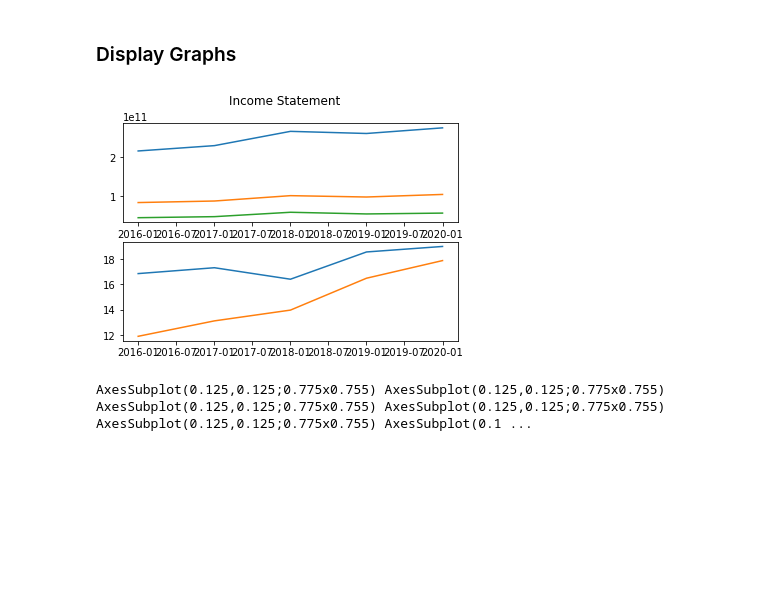
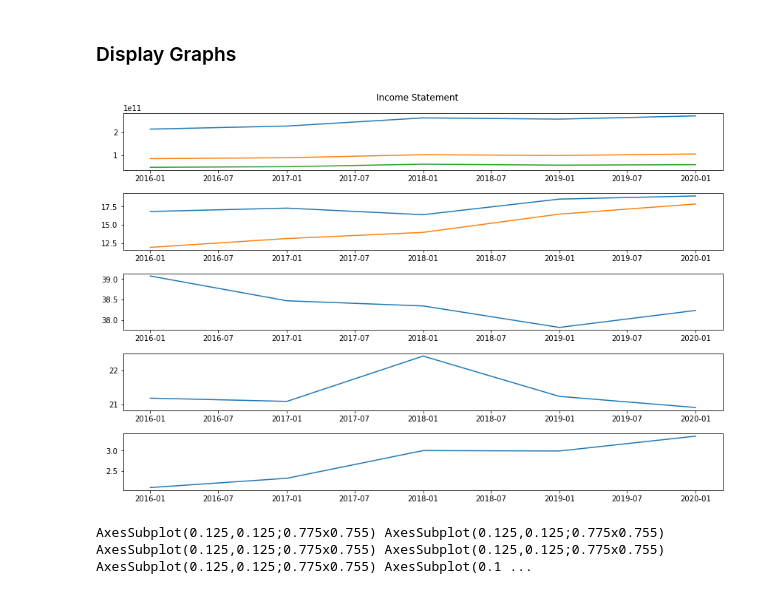
Before and after one commit to sammmoran/FlagShip, a Jupyter notebook: data-collector.ipynb, the cells around one changed output. Cells and saved outputs as stored; diff of their text form; code cells hidden in the pictures; blank space fills up the shorter version.

```diff
--- a/data-collector.ipynb
+++ b/data-collector.ipynb
@@ -102,34 +105,40 @@ def graph(x, yname):
 # %%
 # Plot the data
 
 # Display the Revenue, Gross Profits, and Net Earnings
 # rgnPlot = revGrossNet.plot()
 # rgnPlot.set_ylabel('Hundreds of Billions-USD')
 # rgnPlot.set_xlabel('Time-5yrs')
 
+# Get the past five dates (in years) for the x-axis
 dates = []
 for i in data['fillingDate']:
     date = i.split("-")[0]
     dates.append(date)
 
 x = [dt.datetime.strptime(d,'%Y').date() for d in dates]
 
+# Get the plots you want to provide in graphical form
 plots = { "RevenueGrossAndNetIncome":["revenue","grossProfit","netIncome"],
-         "SGA_R&D_AsPercentGrossProfits": ["SGA_%_GP","RD_%_GP"]
+          "SGA_R&D_AsPercentGrossProfits": ["SGA_%_GP","RD_%_GP"],
+         "GrossProfitMargin_OverTime": ["grossProfitMargin"],
+         "NetEarnings_%_Revenue":["NE_%_RV"],
+         "EarningsPerShare":["eps"]
         }
 
-fig, axs = plt.subplots(2)
+# Plot these in graphical form as subplots
+fig, axs = plt.subplots(len(plots),figsize=(12,8))
 fig.suptitle("Income Statement")
+fig.tight_layout()
 counter = 0
 for plot in plots:
-
     for line in plots[plot]:
 
         axs[counter].plot(x,data[str(line)])
 
     counter+=1
 # %% [output]
-[figure, old version]
+[figure, new version]
 # %%
 
 ### OLD CODE
```
Also changed, not shown: parts of 3 cells of this notebook.
